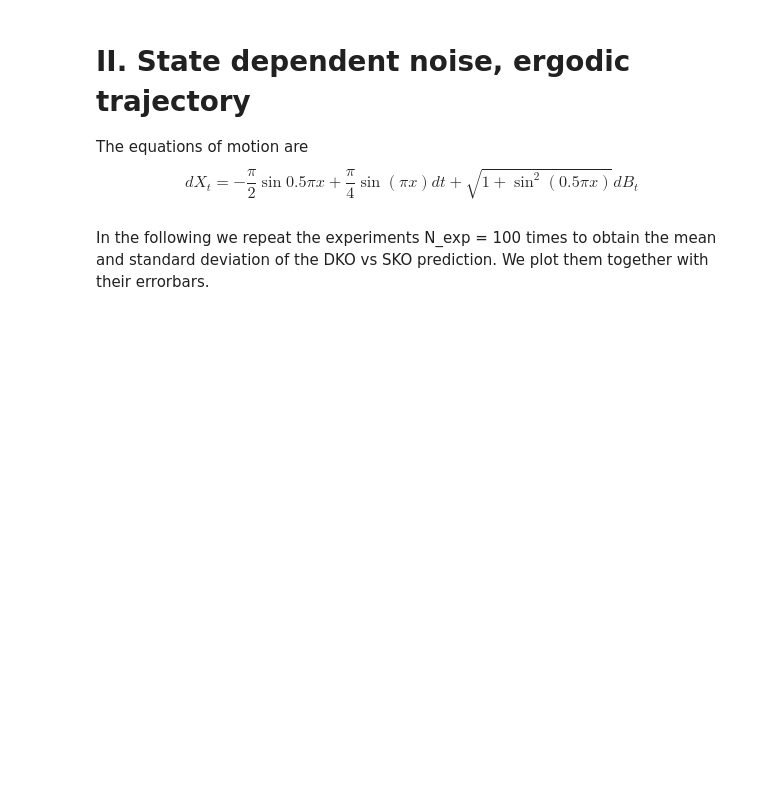
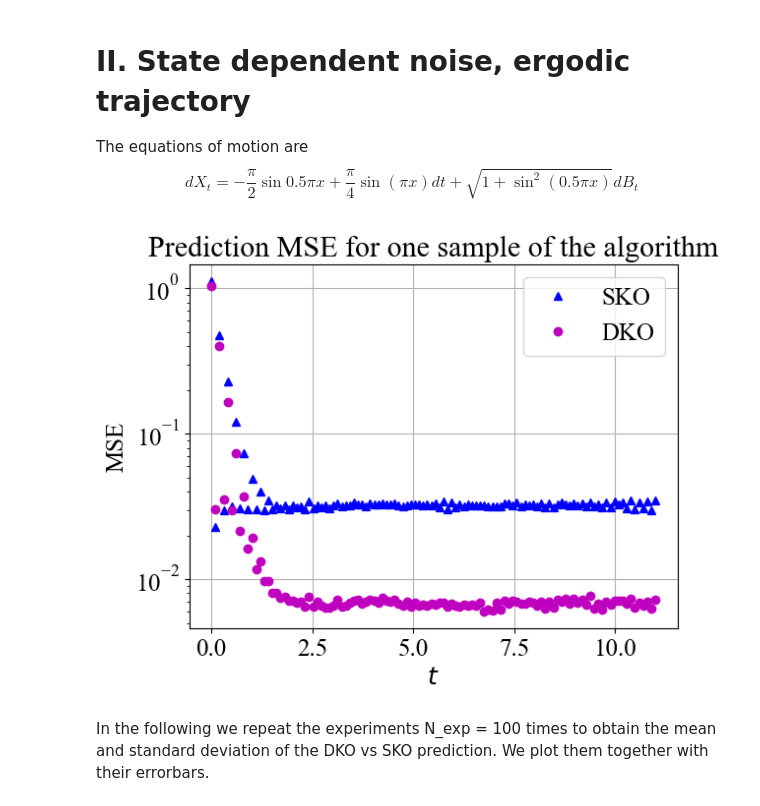
Before and after one commit to Maria-A-Oprea/Distributional_Koopman, a Jupyter notebook: State_dependent_noise.ipynb, the cells around one changed output. Cells and saved outputs as stored; diff of their text form; code cells hidden in the pictures; blank space fills up the shorter version.

```diff
--- a/State_dependent_noise.ipynb
+++ b/State_dependent_noise.ipynb
@@ -529,35 +507,37 @@ truth_dependent = expectations(a, b)
 # %%
 n, N_x0, N = np.shape(truth_dependent)
 dx = 4/N_x0
 
 pred_SKO = prediction(K_SKO, a, b)
 pred_DKO = prediction(K_DKO, a, b)
 #g_pred_SKO = 1/n* np.sum(pred_SKO, axis = 0)
 #g_pred_DKO = 1/n* np.sum(pred_DKO, axis = 0)
 
 #g_true = 1/n*np.sum(truth_dependent, axis = 0)
 
-mean_square_error_SKO = 1/n* np.sum( np.trapz((pred_SKO-truth_dependent)**2, axis = 1)*dx, axis = 0 )
-mean_square_error_DKO = 1/n* np.sum( np.trapz((pred_DKO-truth_dependent)**2, axis = 1)*dx, axis = 0 )
+mean_square_error_SKO = 1/n* np.sum( np.trapezoid((pred_SKO-truth_dependent)**2, axis = 1)*dx, axis = 0 )
+mean_square_error_DKO = 1/n* np.sum( np.trapezoid((pred_DKO-truth_dependent)**2, axis = 1)*dx, axis = 0 )
 
 # the axis makes a difference (otherwise they integrate over axis = 1 = time
 #mean_square_error_SKO = np.sqrt(np.trapezoid((g_true - g_pred_SKO)**2, axis = 0))
 #mean_square_error_DKO = np.sqrt(np.trapezoid((g_true - g_pred_DKO)**2, axis = 0))
 
 
 # try trapezoidal rule instead
 #plt.plot(np.linspace(0, 11, N ), mean_square_error_SKO, 'b^',label = "SKO")
 #plt.plot(np.linspace(0, 11, N ), mean_square_error_DKO, 'mo', label = "DKO")
 plt.semilogy(np.linspace(0, 11, N- 1 ), mean_square_error_SKO[1:], 'b^',label = "SKO")
 plt.semilogy(np.linspace(0, 11, N - 1), mean_square_error_DKO[1:], 'mo', label = "DKO")
 plt.legend()
 plt.xlabel("$t$")
 plt.ylabel("MSE")
 plt.grid()
 #plt.ylim(0,1)
 #plt.xlim(0, 2.5)
 plt.title("Prediction MSE for one sample of the algorithm")
 plt.show()
+# %% [output]
+[figure, added]
 # %% [markdown]
 In the following we repeat the experiments N_exp = 100 times to obtain the mean and standard deviation of the DKO vs SKO prediction. We plot them together with their errorbars.
 # %%
```
Also changed, not shown: parts of 18 cells of this notebook.
